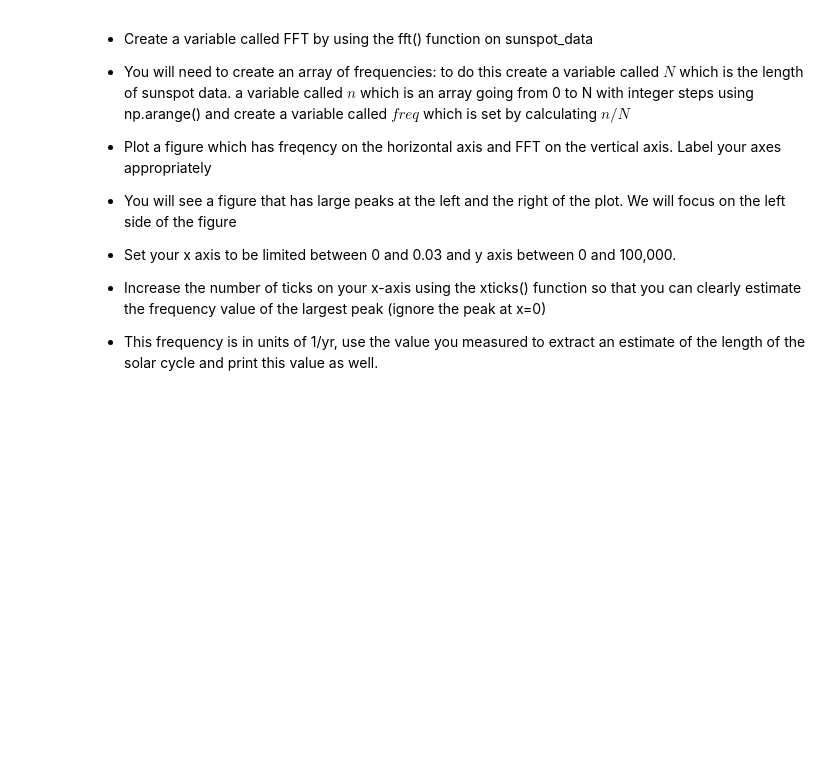
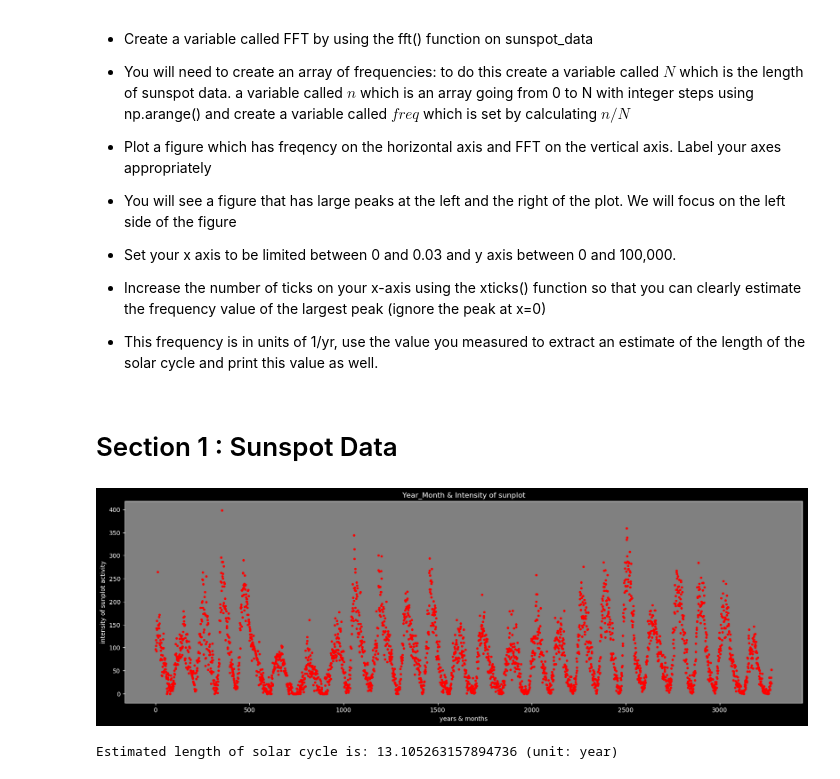
Before and after one commit to JerrySiRi/NJUAI_Learning_partial, a Jupyter notebook: HKU_exchange/Data_analysis_and_modeling_EASC2410/Assignment/HW3/HW3-2024.ipynb, the cells around one changed output. Drawn from its saved outputs; the diff is of its cells as text; code cells hidden in the pictures; blank space fills up the shorter version.

```diff
--- a/HKU_exchange/Data_analysis_and_modeling_EASC2410/Assignment/HW3/HW3-2024.ipynb
+++ b/HKU_exchange/Data_analysis_and_modeling_EASC2410/Assignment/HW3/HW3-2024.ipynb
@@ -151,6 +152,8 @@ Another way to extract frequencies from data is using FFT (fast fourier transfor
 * Increase the number of ticks on your x-axis using the xticks() function so that you can clearly estimate the frequency value of the largest peak (ignore the peak at x=0)
 
 * This frequency is in units of 1/yr, use the value you measured to extract an estimate of the length of the solar cycle and print this value as well.
+# %% [markdown]
+# Section 1 : Sunspot Data
 # %%
 import numpy as np
 import matplotlib.pyplot as plt
@@ -158,0 +162,46 @@ sunspot_data =np.array([96.7,104.3,116.7,92.8,141.7,139.2,158,110.5,126.5,125.8,
+
+# task 1
+cur_months = 1
+cur_year = 1750
+num = 1
+years_with_label = []
+# generate years_month list (not use ultimately)
+while(num<len(sunspot_data)+1):
+    years_with_label.append('{0}_{1}'.format(cur_year,cur_months))
+    num += 1
+    cur_months += 1
+    if cur_months == 13:
+        cur_months = 1
+        cur_year += 1
+#years = np.array(years)
+years = [i for i in range(1,len(sunspot_data)+1)]
+
+
+# task 2
+plt.figure(figsize=(20, 6))
+plt.scatter(years, sunspot_data, color = 'r', marker='.')
+plt.xlabel('years & months')
+plt.ylabel('intensity of sunplot activity')
+plt.title('Year_Month & Intensity of sunplot')
+plt.show()
+
+# task 3
+# TODO:
+# 1. Set detecting window: [-3, +3].
+# 2. Only consider intensity beyond 70 (via observing the image)
+max_num = []
+for index in range(4,len(years)-4):
+    if sunspot_data[index]>70 and \
+        sunspot_data[index-1] < sunspot_data[index] and sunspot_data[index] > sunspot_data[index+1] and \
+        sunspot_data[index-2] < sunspot_data[index-1] and sunspot_data[index+1] > sunspot_data[index+2] and \
+        sunspot_data[index-3] < sunspot_data[index-2] and sunspot_data[index+2] > sunspot_data[index+3]:
+        max_num.append(index)
+
+sum = 0
+for index in range(1,len(max_num)):
+    sum += max_num[index] - max_num[index-1]
+interval = sum/((len(max_num)-1)*12)
+print('Estimated length of solar cycle is: {0} (unit: year)'.format(interval))
+# %% [output]
+[figure, added]
+Estimated length of solar cycle is: 13.105263157894736 (unit: year)
```
Also changed, not shown: parts of 5 cells of this notebook, 2 other files.
